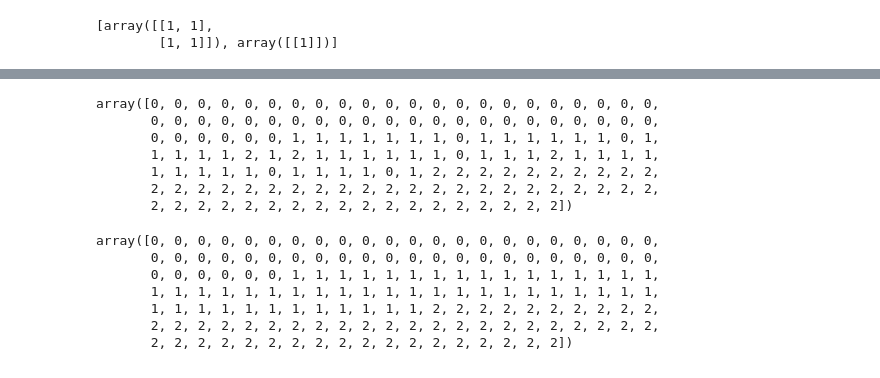
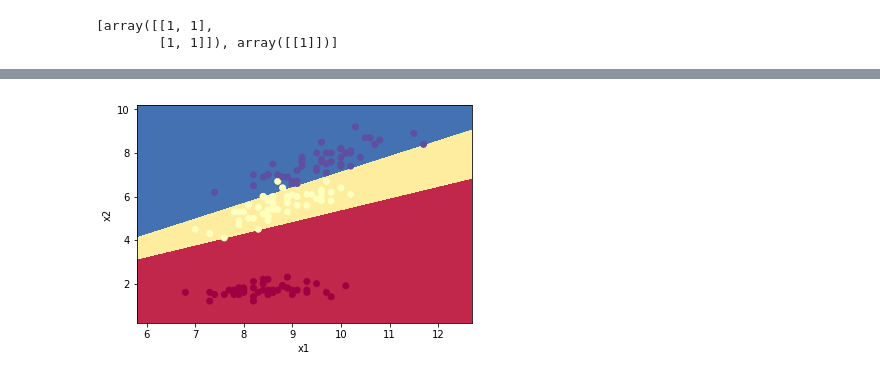
Before and after one commit to mkuzmik/neural-networks, a Jupyter notebook: mlp.ipynb, the cells around one changed output, grey strips where cells are left out. Cells and saved outputs as stored; diff of their text form; code cells hidden in the pictures.

```diff
--- a/mlp.ipynb
+++ b/mlp.ipynb
@@ -264,9 +272,10 @@ def backward_propagation(W, cache, X, Y):
     Y -- dataset labels
 
     Returns:
-    grads -- python dictionary containing your gradients with respect to different parameters
+    gradients -- list of gradients
     """
     m = X.shape[0]
+    # dZ - error vector
     dZ = list(reversed(cache))[0] - Y
     gradients = []
 
@@ -310,23 +319,29 @@ update_weights(
 [array([[1, 1],
         [1, 1]]), array([[1]])]
 # %%
-def mlp_network(X, Y, iterations = 1000, hidden_layers=[10]):
-
-    # TODO not hardcode parameters
+def mlp_network(X, Y, iterations = 1000, hidden_layers=[10], activation='sigmoid'):
+    """
+    Returns:
+    W -- weights of optimal neural network
+    partials -- 10 partial results
+    """
     sizes = layers_sizes(X, Ym, hidden_layers)
     W = initialize_layers(sizes)
+    partials = []
 
     for i in range(iterations):
-        A, cache = forward_propagation(X, W)
+        A, cache = forward_propagation(X, W, activation)
 
-        cost = compute_cost(A, Y)
-        print('cost', i, cost)
+        if (i+1) % int(iterations/10) == 1:
+            print('cost', i, compute_cost(A, Y))
+            partials += [W]
 
         gradients = backward_propagation(W, cache, X, Y)
 
-        W = update_weights(W, gradients)
+        W = update_weights(W, gradients, 0.5)
 
-    return W
+    print('cost', i, compute_cost(A, Y))
+    return W, partials
 
-optimal_W = mlp_network(X, Ym, 400, [10,20])
+optimal_W, partials = mlp_network(X, Ym, 50000, [10,6])
 # %% [output]
@@ -367,10 +358,0 @@ cost 399 0.3258896735678854
-# %%
-def predict(X, W):
-    results = []
-    R = forward_propagation(X, W)[0]
-    print(R)
-    for col in R.T:
-        results += [col.argmax()]
-    return results
-
-predicted = predict(X, optimal_W)
@@ -395,20 +359,4 @@ predicted = predict(X, optimal_W)
-# %%
-np.array(predicted)
-# %% [output]
-array([0, 0, 0, 0, 0, 0, 0, 0, 0, 0, 0, 0, 0, 0, 0, 0, 0, 0, 0, 0, 0, 0,
-       0, 0, 0, 0, 0, 0, 0, 0, 0, 0, 0, 0, 0, 0, 0, 0, 0, 0, 0, 0, 0, 0,
-       0, 0, 0, 0, 0, 0, 1, 1, 1, 1, 1, 1, 1, 0, 1, 1, 1, 1, 1, 1, 0, 1,
-       1, 1, 1, 1, 2, 1, 2, 1, 1, 1, 1, 1, 1, 0, 1, 1, 1, 2, 1, 1, 1, 1,
-       1, 1, 1, 1, 1, 0, 1, 1, 1, 1, 0, 1, 2, 2, 2, 2, 2, 2, 2, 2, 2, 2,
-       2, 2, 2, 2, 2, 2, 2, 2, 2, 2, 2, 2, 2, 2, 2, 2, 2, 2, 2, 2, 2, 2,
-       2, 2, 2, 2, 2, 2, 2, 2, 2, 2, 2, 2, 2, 2, 2, 2, 2, 2])
-# %%
-Y
-# %% [output]
-array([0, 0, 0, 0, 0, 0, 0, 0, 0, 0, 0, 0, 0, 0, 0, 0, 0, 0, 0, 0, 0, 0,
-       0, 0, 0, 0, 0, 0, 0, 0, 0, 0, 0, 0, 0, 0, 0, 0, 0, 0, 0, 0, 0, 0,
-       0, 0, 0, 0, 0, 0, 1, 1, 1, 1, 1, 1, 1, 1, 1, 1, 1, 1, 1, 1, 1, 1,
-       1, 1, 1, 1, 1, 1, 1, 1, 1, 1, 1, 1, 1, 1, 1, 1, 1, 1, 1, 1, 1, 1,
-       1, 1, 1, 1, 1, 1, 1, 1, 1, 1, 1, 1, 2, 2, 2, 2, 2, 2, 2, 2, 2, 2,
-       2, 2, 2, 2, 2, 2, 2, 2, 2, 2, 2, 2, 2, 2, 2, 2, 2, 2, 2, 2, 2, 2,
-       2, 2, 2, 2, 2, 2, 2, 2, 2, 2, 2, 2, 2, 2, 2, 2, 2, 2])
+# %%
+plot_decision_boundary(lambda x: predict(x, optimal_W), X.T, Y.T)
+# %% [output]
+[figure, added]
```
Also changed, not shown: parts of 10 cells of this notebook.
